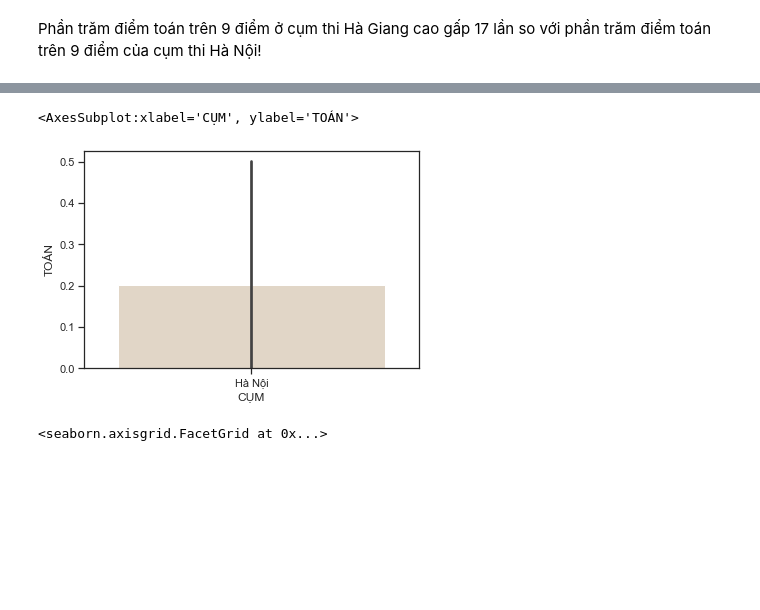
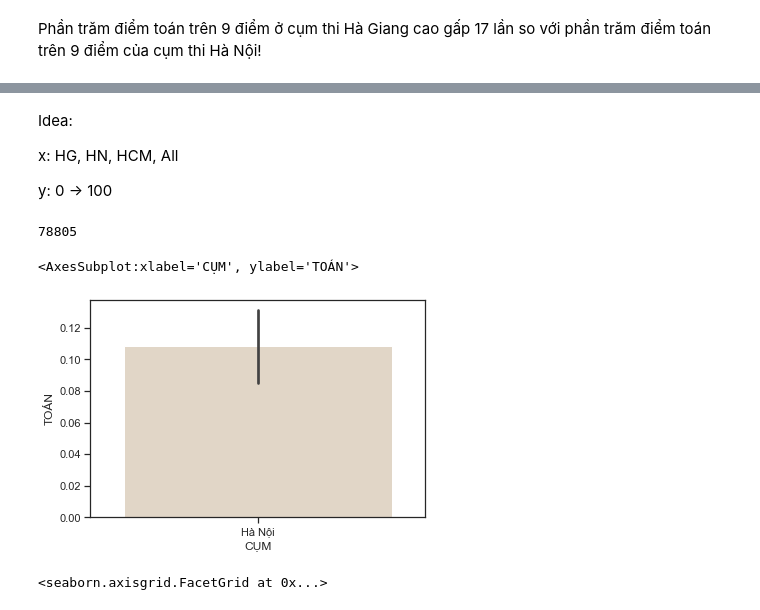
Before and after one commit to nguyenkhangme/project-visualization-cheating-score, a Jupyter notebook: Main.ipynb, the cells around one changed output, grey strips where cells are left out. Saved outputs shown, nothing was run; the diff lists cells and outputs as text; code cells hidden in the pictures; blank space fills up the shorter version.

```diff
--- a/Main.ipynb
+++ b/Main.ipynb
@@ -206,3 +248,13 @@ Phần trăm điểm toán trên 9 điểm ở cụm thi Hà Giang cao gấp 17
+# %% [markdown]
+Idea:
+
+x: HG, HN, HCM, All
+
+y: 0 -> 100
+# %%
+df_HaNoi['TOÁN'].count()
+# %% [output]
+78805
 # %%
 
 # g = sns.catplot(x="CUM", y="survived", col="class",
@@ -215,9 +270,9 @@ Phần trăm điểm toán trên 9 điểm ở cụm thi Hà Giang cao gấp 17
 # %%
 
-sns.barplot(x="CỤM", y= "TOÁN", palette="ch:.25", data=df[:1000], estimator=lambda x: sum(x>=9)*100.0/len(x))
+sns.barplot(x="CỤM", y= "TOÁN", palette="ch:.25", data=df[:78805], estimator=lambda x: sum(x>=9)*100.0/len(x))
 # %% [output]
 <AxesSubplot:xlabel='CỤM', ylabel='TOÁN'>
-[figure, old version]
+[figure, new version]
 # %%
 sns.catplot(x='TOÁN', kind="count",palette="ch:.25", data=df_HaGiang)
 # %% [output]
```
Also changed, not shown: parts of 11 cells of this notebook.
